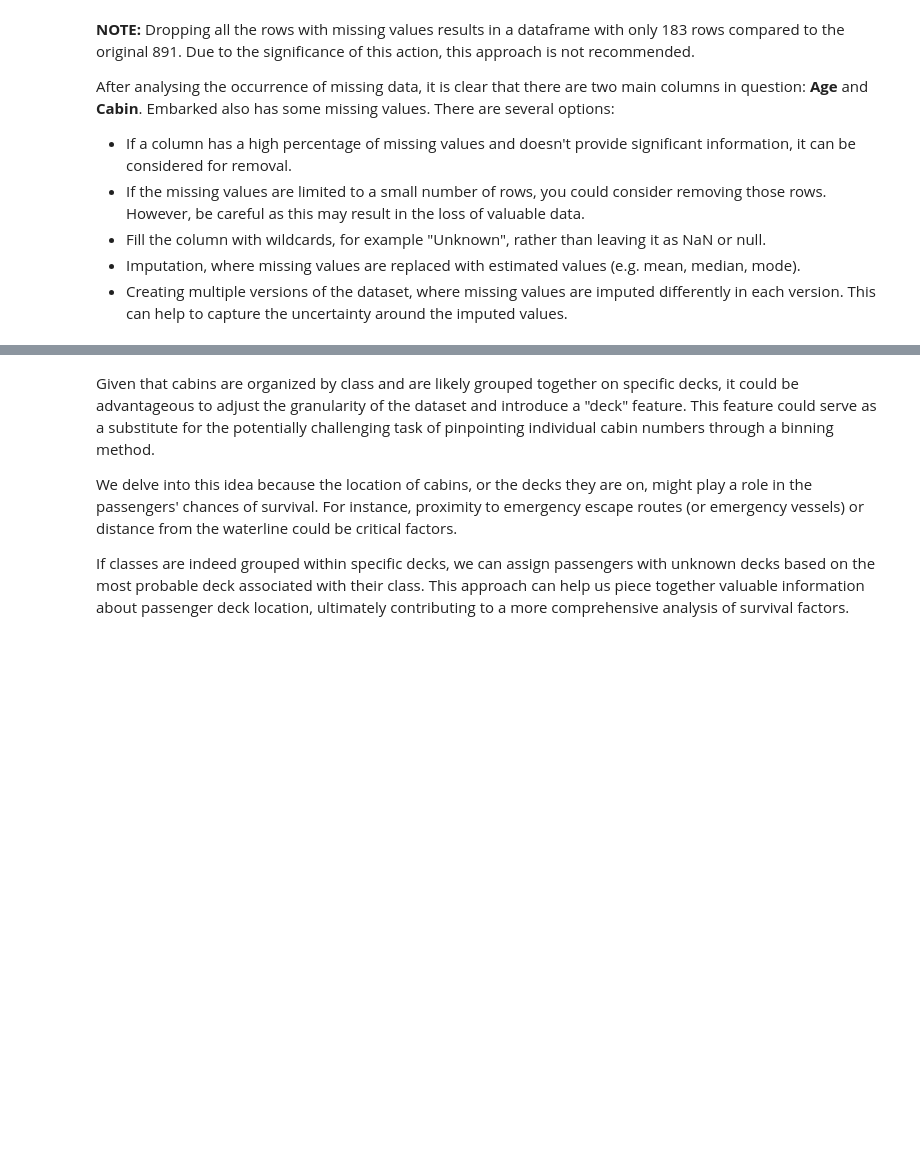
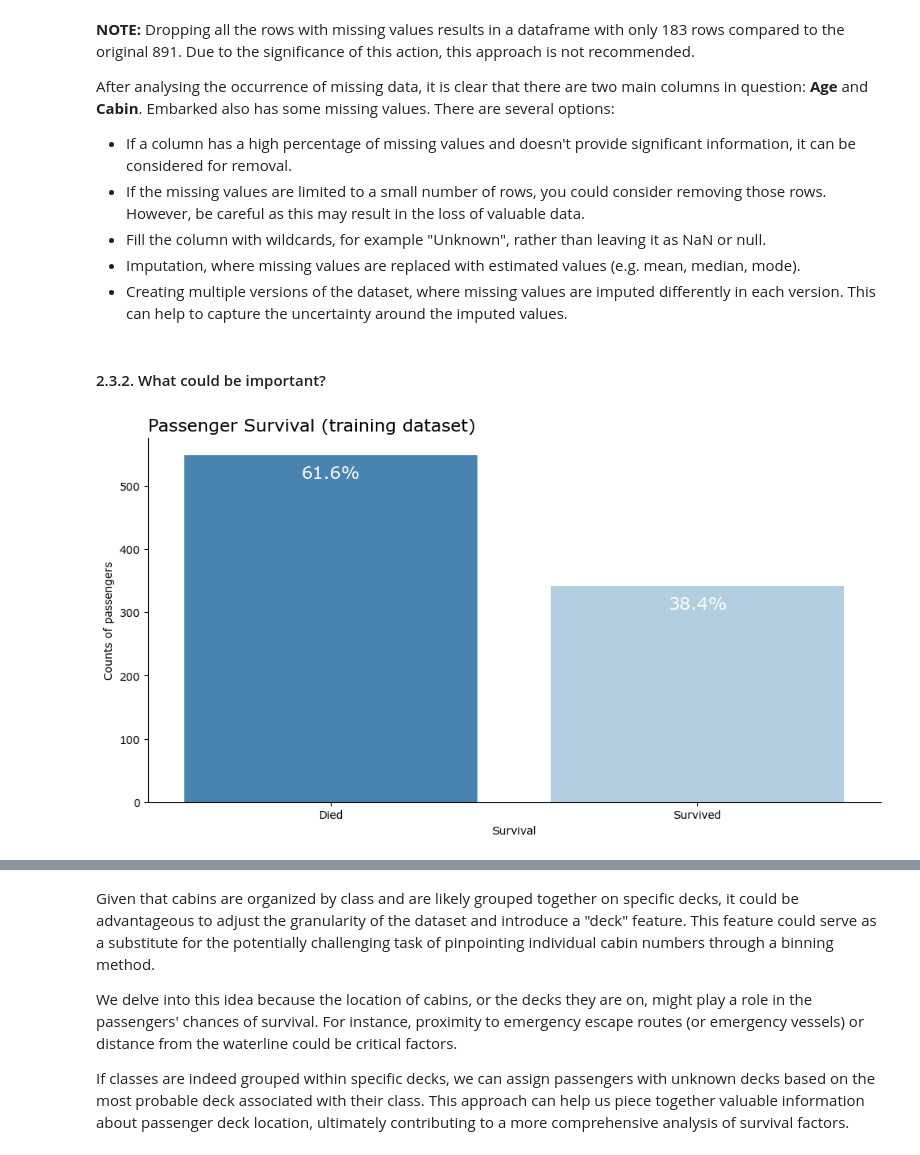
Before and after one commit to n3ur0mancer/kaggle_titanic_competition, a Jupyter notebook: titanic_comp_full.ipynb, the cells around one changed output, grey strips where cells are left out. Saved outputs shown, nothing was run; the diff lists cells and outputs as text; code cells hidden in the pictures; blank space fills up the shorter version.

```diff
--- a/titanic_comp_full.ipynb
+++ b/titanic_comp_full.ipynb
@@ -168,3 +168,30 @@ Embarked also has some missing values. There are several options:
 - Fill the column with wildcards, for example "Unknown", rather than leaving it as NaN or null.
 - Imputation, where missing values are replaced with estimated values (e.g. mean, median, mode).
 - Creating multiple versions of the dataset, where missing values are imputed differently in each version. This can help to capture the uncertainty around the imputed values.
+# %% [markdown]
+#### 2.3.2. What could be important?
+# %%
+# Creating a categorical plot
+plt.rcParams['font.family'] = "Verdana"
+plt.figure(figsize=(12, 6))
+
+plt.title("Passenger Survival (training dataset)", loc="left", font="Verdana", fontsize=16)
+
+ax = sns.countplot(x='Survived', data=t_df_dropped, palette="Blues_r")
+ax.set_ylabel("Counts of passengers")
+ax.set_xlabel("Survival")
+ax.set_xticklabels(["Died", "Survived"])
+
+# Calculate and display the percentage inside the bars
+total_passengers = len(t_df_dropped)
+for bar in ax.patches:
+    percentage = '{:.1f}%'.format(100 * bar.get_height() / total_passengers)
+    x_position = bar.get_x() + bar.get_width() / 2
+    y_position = bar.get_height() - 30
+    ax.annotate(percentage, (x_position, y_position), ha='center',va='center', fontsize=16, color='white')
+
+sns.despine(left=False, bottom=False)
+
+plt.show()
+# %% [output]
+[figure, added]
```
Also changed, not shown: parts of 12 cells of this notebook.
